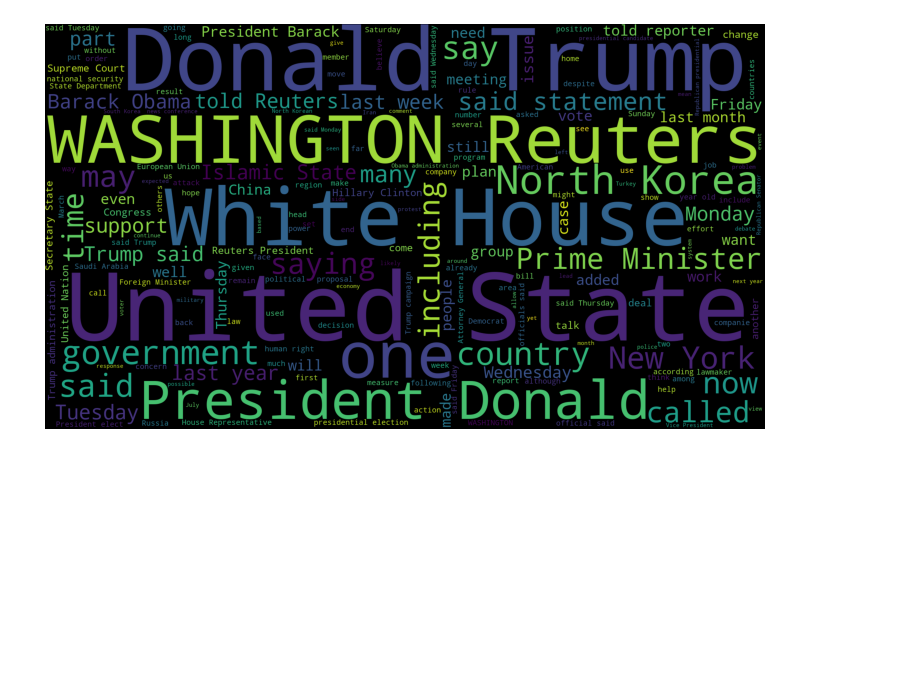
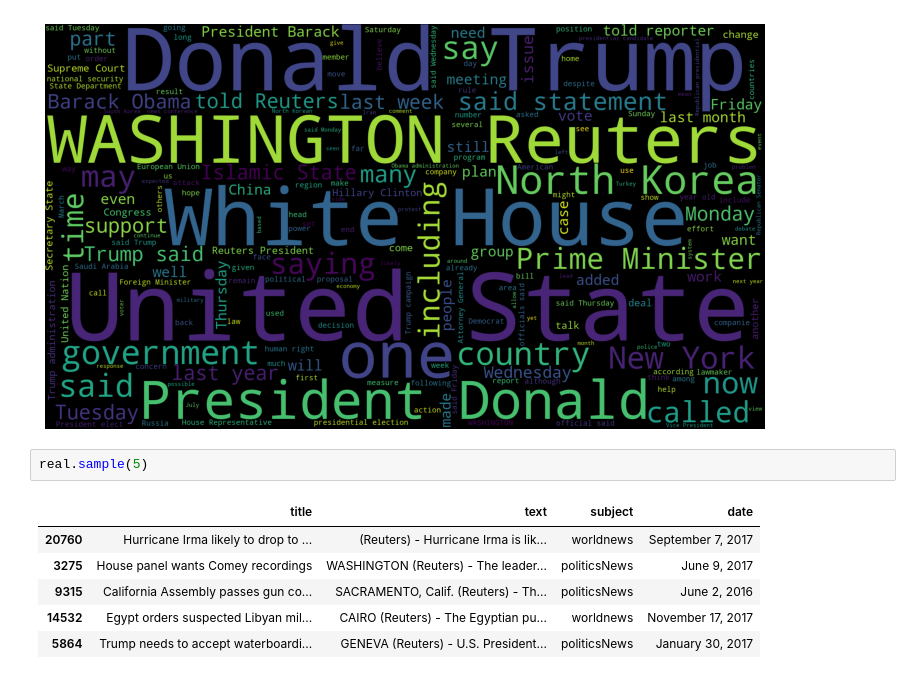
Before and after one commit to Takiulhasan/DeepLearning, a Jupyter notebook: Fake_News_Detection_using_Deeplearning.ipynb, the cells around one changed output. Drawn from its saved outputs; the diff is of its cells as text; blank space fills up the shorter version.

```diff
--- a/Fake_News_Detection_using_Deeplearning.ipynb
+++ b/Fake_News_Detection_using_Deeplearning.ipynb
@@ -78,3 +78,12 @@ plt.tight_layout(pad=0)
 plt.show()
 # %% [output]
 [figure]
+# %%
+real.sample(5)
+# %% [output]
+|  | title | text | subject | date |
+| 20760 | Hurricane Irma likely to drop to ... | (Reuters) - Hurricane Irma is lik... | worldnews | September 7, 2017 |
+| 3275 | House panel wants Comey recordings | WASHINGTON (Reuters) - The leader... | politicsNews | June 9, 2017 |
+| 9315 | California Assembly passes gun co... | SACRAMENTO, Calif. (Reuters) - Th... | politicsNews | June 2, 2016 |
+| 14532 | Egypt orders suspected Libyan mil... | CAIRO (Reuters) - The Egyptian pu... | worldnews | November 17, 2017 |
+| 5864 | Trump needs to accept waterboardi... | GENEVA (Reuters) - U.S. President... | politicsNews | January 30, 2017 |
```
Also changed, not shown: parts of 13 cells of this notebook.
